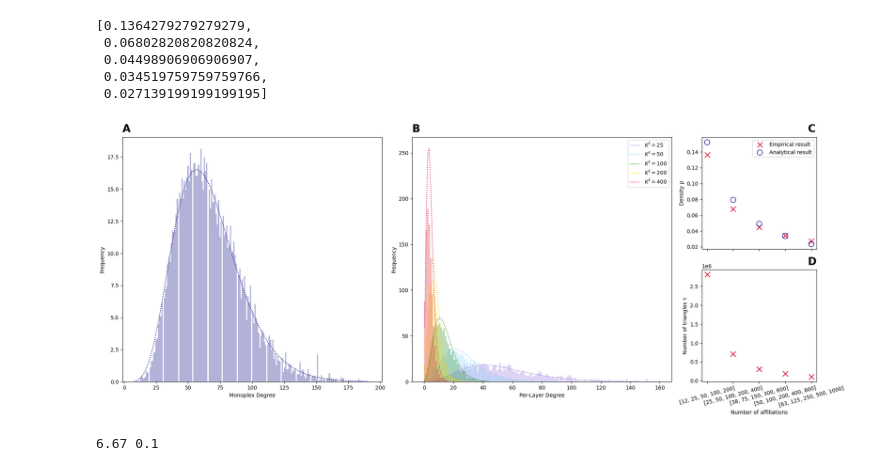
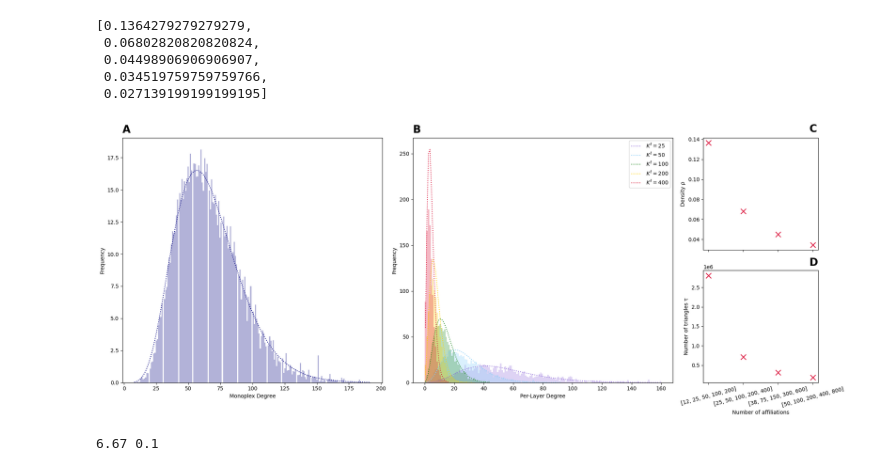
Before and after one commit to IrinaMonaEpure/MARS, a Jupyter notebook: notebooks/mathematical_analysis.ipynb, the cells around one changed output. Saved outputs shown, nothing was run; the diff lists cells and outputs as text; code cells hidden in the pictures.

```diff
--- a/notebooks/mathematical_analysis.ipynb
+++ b/notebooks/mathematical_analysis.ipynb
@@ -2070,4 +2070,4 @@ with open('si_plot_properties.csv', 'r') as csvfile:
     si_degrees = [int(k) for k in lines[0]]
     si_layer_degrees = [[int(k) for k in lines[i+1]] for i in range(cfg.network.n_layers)]
     si_rhos = [float(rho) for rho in lines[cfg.network.n_layers+1]]
-    si_tris = [float(tri) for tri in lines[cfg.network.n_layers+2]]
+    si_clus = [float(tri) for tri in lines[cfg.network.n_layers+2]]
@@ -2137,11 +2142,11 @@ for mps, K, c in zip(all_layer_mps, cfg.network.n_affiliations, layer_colours):
 labels = [str(Ks) for Ks in affiliation_combs] # The categorical scatter chart is labelled with the affiliation size distributions.
 
 ax_rho.scatter(labels, si_rhos, color='crimson', marker='x', s=100, label='Empirical result')
-ax_tri.scatter(labels, si_tris, color='crimson', marker = 'x', s=100)
+ax_tri.scatter(labels, si_clus, color='crimson', marker = 'x', s=100)
 
-# Plot the expected density and number of triangles
+# Plot the expected density and number of trianglesmath.comb(N, 3) * (1 - 3 * math.prod([1 - (1/K) for K in Ks]) + 3 * math.prod([1 - (2/K) + (1/K)**2 for K in Ks]) - math.prod([1 - (3/K) + 2 * (1/K)**2 for K in Ks]))
 ax_rho.scatter(labels, [1 - math.prod([1 - 1/K for K in Ks]) for Ks in affiliation_combs], color='navy', marker='o', facecolor="None", s=100, label='Analytical result')
-ax_tri.scatter(labels, [math.comb(N, 3) * (1 - 3 * math.prod([1 - (1/K) for K in Ks]) + 3 * math.prod([1 - (2/K) + (1/K)**2 for K in Ks]) - math.prod([1 - (3/K) + 2 * (1/K)**2 for K in Ks])) for Ks in affiliation_combs], color='navy', marker = 'o', facecolor="None", s= 100)
+ax_tri.scatter(labels, [space_independent_case_clustering(N, Ks) for Ks in affiliation_combs], color='navy', marker = 'o', facecolor="None", s= 100)
 
 # Label axes
 axes_label_fs = 14
@@ -2159,7 +2164,7 @@ ax_tri.tick_params(labelsize=tick_label_fs)
 ax_rho.tick_params(labelsize=tick_label_fs)
 
 ax_rho.set_ylabel("Density ρ", fontsize=axes_label_fs)
-ax_tri.set_ylabel("Number of triangles τ", fontsize=axes_label_fs)
+ax_tri.set_ylabel("Average local clustering coefficient $c$", fontsize=axes_label_fs)
 ax_tri.set_xlabel("Number of affiliations", fontsize=axes_label_fs)
 
 # Add legend
@@ -2231,26 +2236,3 @@ for Ks in affiliation_combs:
 
 cfg.connection.alpha = original_alpha # Reset alpha
 cfg.network.n_affiliations = original_Ks # Reset the number of affiliations
-# %%
-#affiliation_combs =  [[12, 25, 50, 100, 200], [25, 50, 100, 200, 400], [38, 75, 150, 300, 600], [50, 100, 200, 400, 800], [63, 125, 250, 500, 1000]]
-
-affiliation_combs = [[63, 125, 250, 500, 1000]]
-
-analytical_rhos = []
-
-n = 1_000 # cfg.analysis.mc_n_trials
-
-for Ks in affiliation_combs:
-    print(f"\r{Ks}")
-    total = 0
-    for i in range(n):
-        print(f"\r{i}", end="")
-        u_pos = (random.uniform(0,1), random.uniform(0,1))
-        v_pos = (random.uniform(0,1), random.uniform(0,1))
-
-        prob = 1
-        for K in Ks:
-            prob *= 1 - mc_voronoi_pairwise_connection_prob(cfg, u_pos, v_pos, K)
-        total += 1 - prob
-
-    analytical_rhos.append(total / n)
@@ -2302,7 +2264,7 @@ with open('hg_plot_properties.csv', 'r') as csvfile:
     hg_rhos = [float(rho) for rho in lines[cfg.network.n_layers+1]]
     hg_tris = [float(tri) for tri in lines[cfg.network.n_layers+2]]
 # %%
-affiliation_combs = [[12, 25, 50, 100, 200], [25, 50, 100, 200, 400], [38, 75, 150, 300, 600], [50, 100, 200, 400, 800], [63, 125, 250, 500, 1000]]
+affiliation_combs = [[12, 25, 50, 100, 200], [25, 50, 100, 200, 400], [38, 75, 150, 300, 600], [50, 100, 200, 400, 800]]
 # %%
 hg_rhos
 # %% [output]
@@ -2402,12 +2364,8 @@ for mps, K, c in zip(all_layer_mps, cfg.network.n_affiliations, layer_colours):
 # Plot the density and number of triangles
 labels = [str(Ks) for Ks in affiliation_combs] # The categorical scatter chart is labelled with the affiliation size distributions.
 
-ax_rho.scatter(labels, hg_rhos, color='crimson', marker='x', s=100, label='Empirical result')
-ax_tri.scatter(labels, hg_tris, color='crimson', marker = 'x', s=100)
-
-# Plot the expected density and number of triangles
-ax_rho.scatter(labels[:len(analytical_rhos)], analytical_rhos, color='navy', marker='o', facecolor="None", s=100, label='Analytical result')
-#ax_tri.scatter(labels, [math.comb(N, 3) * (1 - 3 * math.prod([1 - (1/K) for K in Ks]) + 3 * math.prod([1 - (2/K) + (1/K)**2 for K in Ks]) - math.prod([1 - (3/K) + 2 * (1/K)**2 for K in Ks])) for Ks in affiliation_combs], color='navy', marker = 'o', facecolor="None", s= 100)
+ax_rho.scatter(labels, hg_rhos[:4], color='crimson', marker='x', s=100, label='Empirical result')
+ax_tri.scatter(labels, hg_tris[:4], color='crimson', marker = 'x', s=100)
 
 # Label axes
 ax_mdd.set_xlabel("Monoplex Degree")
@@ -2419,35 +2377,35 @@ ax_ldd.set_ylabel("Frequency")
 ax_tri.set_xticks(labels, labels, rotation=15)
 
 ax_rho.set_ylabel("Density ρ")
 ax_tri.set_ylabel("Number of triangles τ")
 ax_tri.set_xlabel("Number of affiliations")
 
 # Add legend
 ax_ldd.legend(loc='upper right')
 
 # Label each plot
 x_min, _ = ax_mdd.get_xlim()
 _, y_max = ax_mdd.get_ylim()
 ax_mdd.text(x_min, y_max*1.02, 'A', fontweight='bold', fontsize=20)
 
 x_min, _ = ax_ldd.get_xlim()
 _, y_max = ax_ldd.get_ylim()
 ax_ldd.text(x_min, y_max*1.02, 'B', fontweight='bold', fontsize=20)
 
 _, x_max = ax_rho.get_xlim()
 _, y_max = ax_rho.get_ylim()
 ax_rho.text(x_max*0.92, y_max*1.04, 'C', fontweight='bold', fontsize=20)
-ax_rho.legend(loc='upper right')
+#ax_rho.legend(loc='upper right')
 
 _, x_max = ax_tri.get_xlim()
 _, y_max = ax_tri.get_ylim()
 ax_tri.text(x_max*0.92, y_max*1.04, 'D', fontweight='bold', fontsize=20)
 
 # Display graphic
 fig.tight_layout()
 fig.show()
 # %% [output]
-[figure, old version]
+[figure, new version]
 # %%
 # Plot the histogram for the monoplex degree distribution
 freqs, bins, _ = plt.hist(hg_degrees, bins = 200)
```
Also changed, not shown: parts of 13 cells of this notebook.
